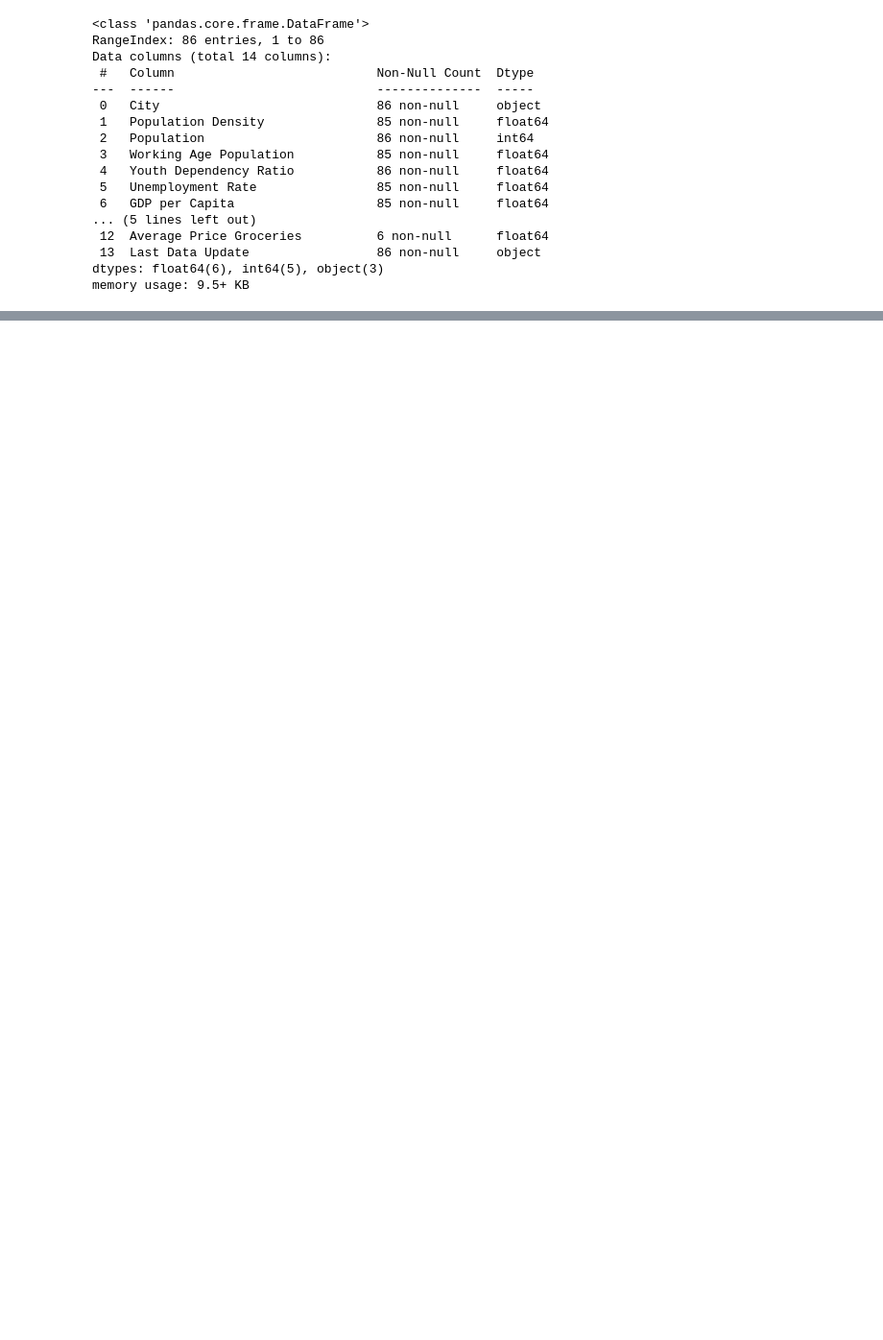
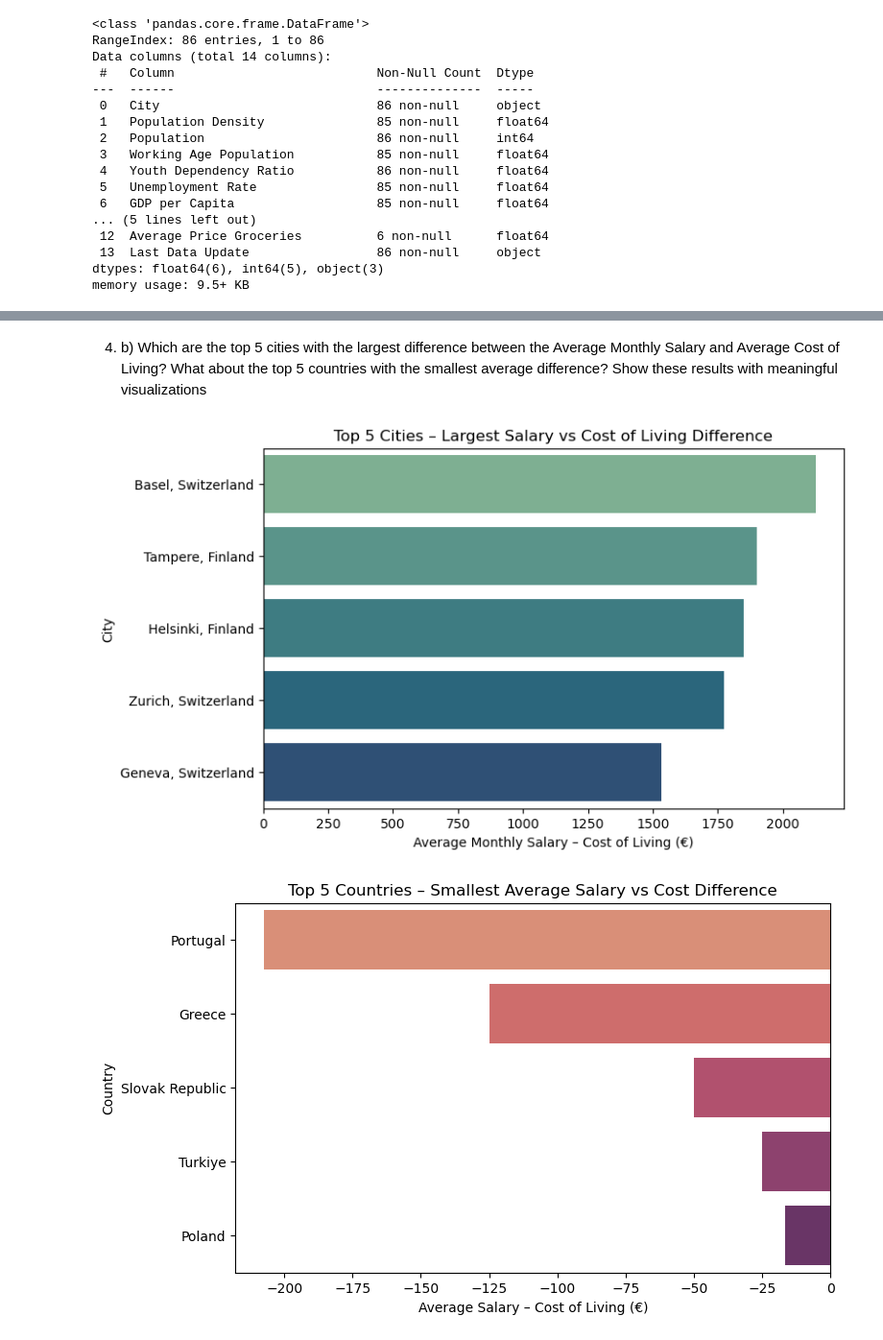
Before and after one commit to lucasvcasimiro-byte/Group10_PDS_Project_2526, a Jupyter notebook: GROUP10_PDS_202526.ipynb, the cells around one changed output, grey strips where cells are left out. Shown at 96% size. Drawn from its saved outputs; the diff is of its cells as text; code cells hidden in the pictures; blank space fills up the shorter version.

```diff
--- a/GROUP10_PDS_202526.ipynb
+++ b/GROUP10_PDS_202526.ipynb
@@ -66,0 +274,27 @@ city_data.describe().T
+# %% [markdown]
+4. b) Which are the top 5 cities with the largest difference between the Average
+            Monthly Salary and Average Cost of Living?
+            What about the top 5 countries with the smallest average difference?
+            Show these results with meaningful visualizations
+# %%
+city_data_copy2 = city_data.copy()
+city_data_copy2['Salary-Living Diff'] = city_data['Average Monthly Salary'] - city_data['Average Cost of Living']
+top5_cities = city_data_copy2.nlargest(5, 'Salary-Living Diff')
+avg_country_diff = city_data_copy2.groupby('Country')['Salary-Living Diff'].mean().nsmallest(5)
+
+plt.figure(figsize=(8,5))
+sns.barplot(data=top5_cities, x='Salary-Living Diff', y='City', palette='crest')
+plt.title('Top 5 Cities – Largest Salary vs Cost of Living Difference')
+plt.xlabel('Average Monthly Salary – Cost of Living (€)')
+plt.ylabel('City')
+plt.show()
+
+plt.figure(figsize=(8,5))
+sns.barplot(x=avg_country_diff.values, y=avg_country_diff.index, palette='flare')
+plt.title('Top 5 Countries – Smallest Average Salary vs Cost Difference')
+plt.xlabel('Average Salary – Cost of Living (€)')
+plt.ylabel('Country')
+plt.show()
+# %% [output]
+[figure, added]
+[figure, added]
```
Also changed, not shown: parts of 29 cells of this notebook.
